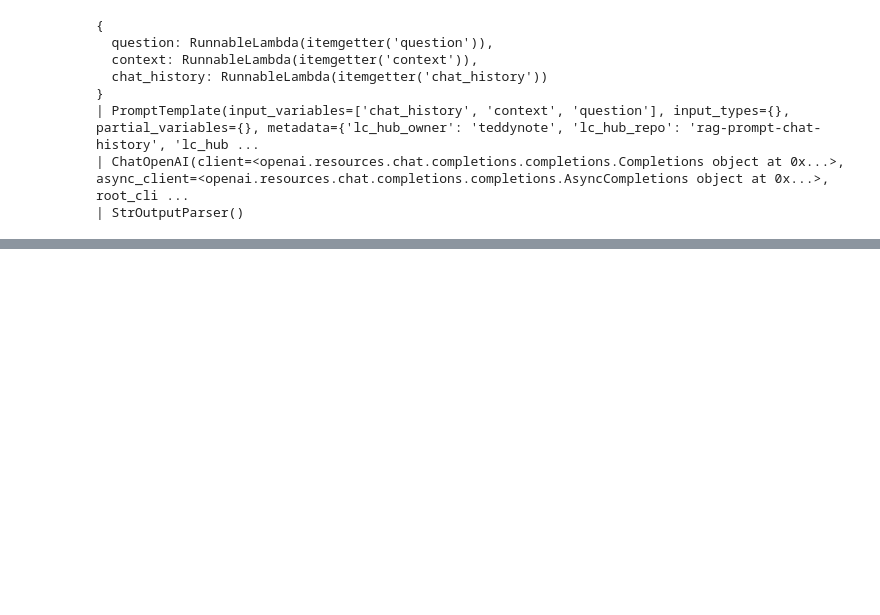
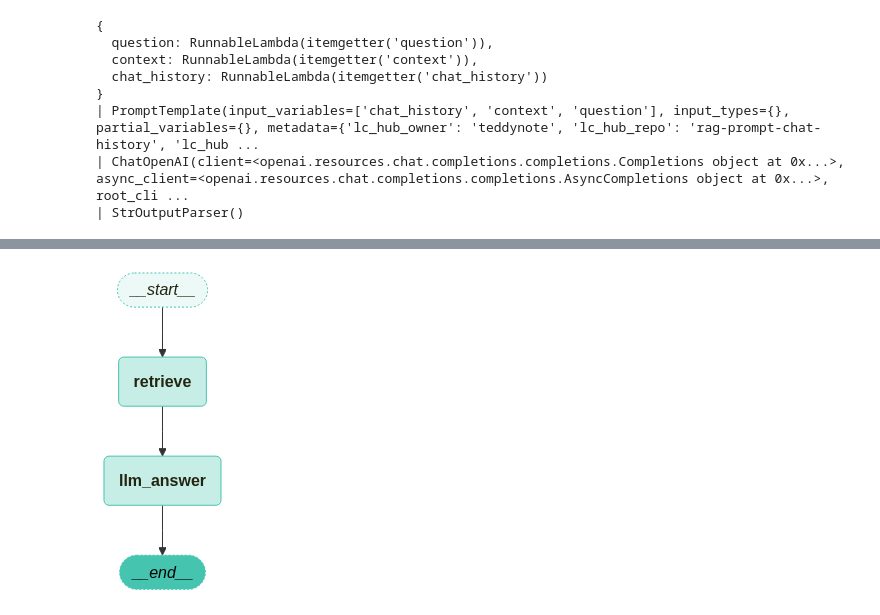
Before and after one commit to kim-bo-saeng/personal_project, a Jupyter notebook: langchain_study/LangGraph_study.ipynb, the cells around one changed output, grey strips where cells are left out. Cells and saved outputs as stored; diff of their text form; code cells hidden in the pictures; blank space fills up the shorter version.

Commit message:
feat : langgraph_study_0701

```diff
--- a/langchain_study/LangGraph_study.ipynb
+++ b/langchain_study/LangGraph_study.ipynb
@@ -359,5 +359,9 @@ print(answer)
 from typing import Annotated, TypedDict
 from langgraph.graph.message import add_messages
 
-class GRaphState(TypedDict):
-    question : Annotated[str, "Question"] #
+# GraphState 상태 정의
+class GraphState(TypedDict):
+    question : Annotated[str, "Question"] # 질문
+    context : Annotated[str, "Context"] # 문서의 검색 결과
+    answer : Annotated[str, "Answer"] # 답변
+    message : Annotated[list, add_messages] # 메세지(누적되는 list)
@@ -363,0 +393,29 @@ class GRaphState(TypedDict):
+# %%
+# 그래프 생성 : 현재의 State를 기반으로 다음에 실행한 node를 결정하는 기능 정의
+
+from langgraph.graph import END, StateGraph
+from langgraph.checkpoint.memory import MemorySaver
+from langchain_teddynote.graphs import visualize_graph
+
+workflow = StateGraph(GraphState) # 그래프 생성
+
+# 노드 정의
+workflow.add_node("retrieve", retrieve_document)
+workflow.add_node("llm_answer", llm_answer)
+
+# 엣지 정의
+workflow.add_edge("retrieve", "llm_answer") # 검색 -> 답변
+workflow.add_edge("llm_answer", END) # 답변 ->종료
+
+# 그래프 진입점 설정
+workflow.set_entry_point("retrieve")
+
+# 체크포인트 설정
+memory = MemorySaver()
+
+# 컴파일
+app = workflow.compile(checkpointer=memory)
+
+visualize_graph(app)
+# %% [output]
+[figure, added]
```
Also changed, not shown: parts of 6 cells of this notebook.
